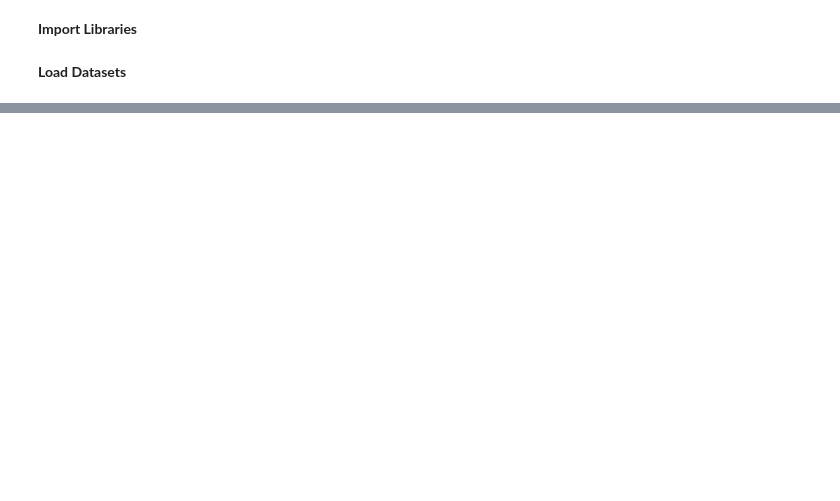
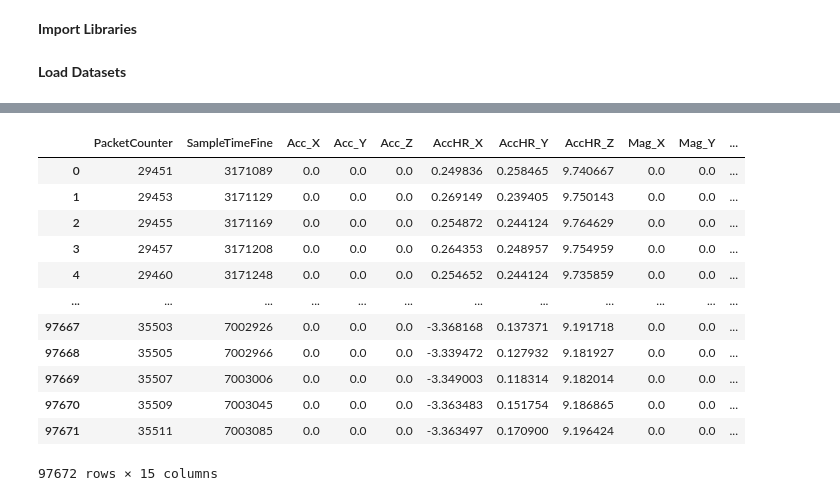
Before and after one commit to Samplergithub769/mtu-xsens-imu-Sensor, a Jupyter notebook: mtu_xsens_imu_Sensor.ipynb, the cells around one changed output, grey strips where cells are left out. Drawn from its saved outputs; the diff is of its cells as text; code cells hidden in the pictures; blank space fills up the shorter version.

```diff
--- a/mtu_xsens_imu_Sensor.ipynb
+++ b/mtu_xsens_imu_Sensor.ipynb
@@ -17,0 +66,16 @@ df_noise_100hz = pd.read_csv('/content/Noise_100hz.csv', skiprows=12)
+# %%
+df_noise_25hz
+# %% [output]
+|  | PacketCounter | SampleTimeFine | Acc_X | Acc_Y | Acc_Z | AccHR_X | AccHR_Y | AccHR_Z | Mag_X | Mag_Y | ... |
+| 0 | 29451 | 3171089 | 0.0 | 0.0 | 0.0 | 0.249836 | 0.258465 | 9.740667 | 0.0 | 0.0 | ... |
+| 1 | 29453 | 3171129 | 0.0 | 0.0 | 0.0 | 0.269149 | 0.239405 | 9.750143 | 0.0 | 0.0 | ... |
+| 2 | 29455 | 3171169 | 0.0 | 0.0 | 0.0 | 0.254872 | 0.244124 | 9.764629 | 0.0 | 0.0 | ... |
+| 3 | 29457 | 3171208 | 0.0 | 0.0 | 0.0 | 0.264353 | 0.248957 | 9.754959 | 0.0 | 0.0 | ... |
+| 4 | 29460 | 3171248 | 0.0 | 0.0 | 0.0 | 0.254652 | 0.244124 | 9.735859 | 0.0 | 0.0 | ... |
+| ... | ... | ... | ... | ... | ... | ... | ... | ... | ... | ... | ... |
+| 97667 | 35503 | 7002926 | 0.0 | 0.0 | 0.0 | -3.368168 | 0.137371 | 9.191718 | 0.0 | 0.0 | ... |
+| 97668 | 35505 | 7002966 | 0.0 | 0.0 | 0.0 | -3.339472 | 0.127932 | 9.181927 | 0.0 | 0.0 | ... |
+| 97669 | 35507 | 7003006 | 0.0 | 0.0 | 0.0 | -3.349003 | 0.118314 | 9.182014 | 0.0 | 0.0 | ... |
+| 97670 | 35509 | 7003045 | 0.0 | 0.0 | 0.0 | -3.363483 | 0.151754 | 9.186865 | 0.0 | 0.0 | ... |
+| 97671 | 35511 | 7003085 | 0.0 | 0.0 | 0.0 | -3.363497 | 0.170900 | 9.196424 | 0.0 | 0.0 | ... |
+97672 rows × 15 columns
```
Also changed, not shown: parts of 5 cells of this notebook.
